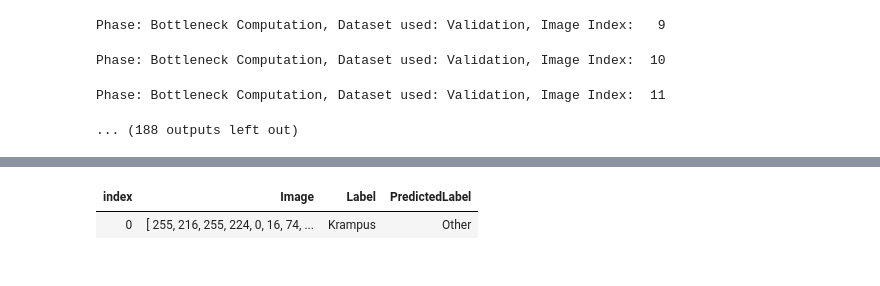
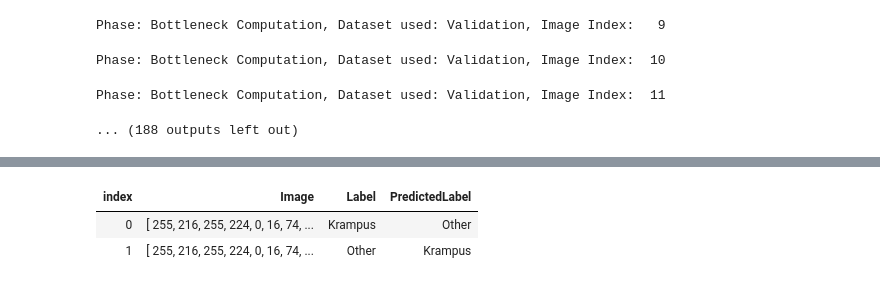
Before and after one commit to WalternativE/IsItKrampus.NET, a Jupyter notebook: notebooks/Modelling.ipynb, the cells around one changed output, grey strips where cells are left out. Drawn from its saved outputs; the diff is of its cells as text; code cells hidden in the pictures.

```diff
--- a/notebooks/Modelling.ipynb
+++ b/notebooks/Modelling.ipynb
@@ -264,10 +234,11 @@ let wronglyPredictedOutputs =
 # %%
 #!fsharp
 display wronglyPredictedOutputs
 
-let wronglyPredictedBase64 = Convert.ToBase64String wronglyPredictedOutputs.[0].Image
+let wronglyPredictedBase64 = Convert.ToBase64String wronglyPredictedOutputs.[1].Image
 DisplayFunctions.HTML$"<img src=\"embedded-picture"></img>"
 # %% [output]
 | index | Image | Label | PredictedLabel |
 | 0 | [ 255, 216, 255, 224, 0, 16, 74, ... | Krampus | Other |
+| 1 | [ 255, 216, 255, 224, 0, 16, 74, ... | Other | Krampus |
 [interactive output not drawn]
```
Also changed, not shown: parts of 13 cells of this notebook, 12 other files.
